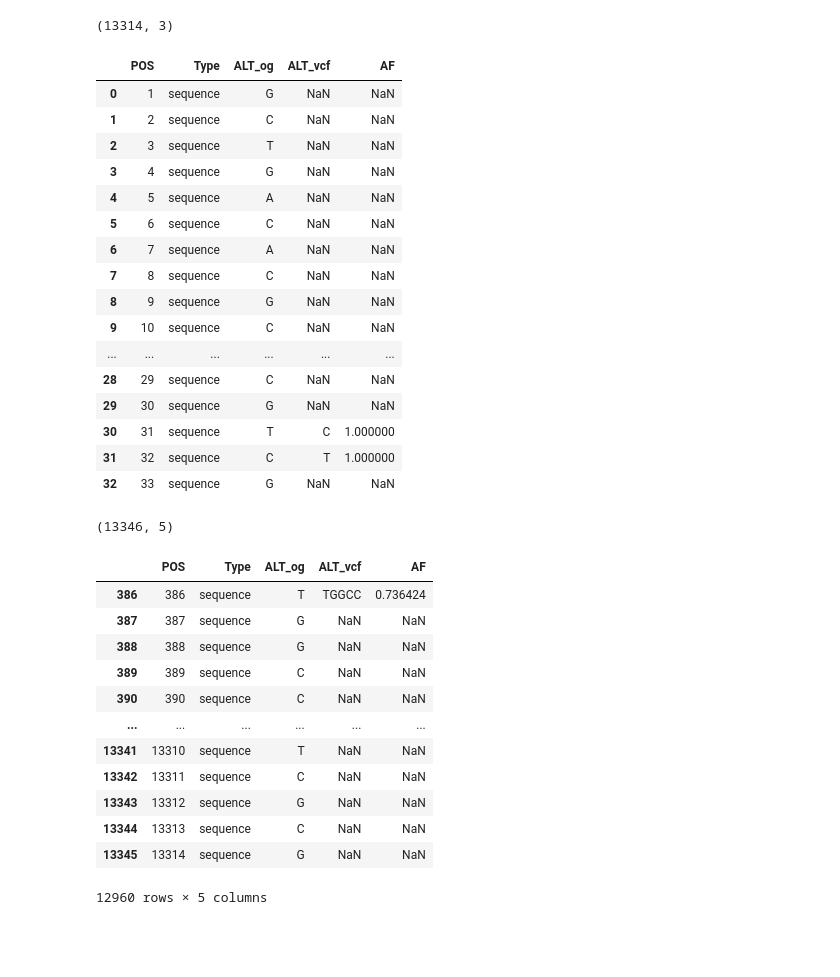
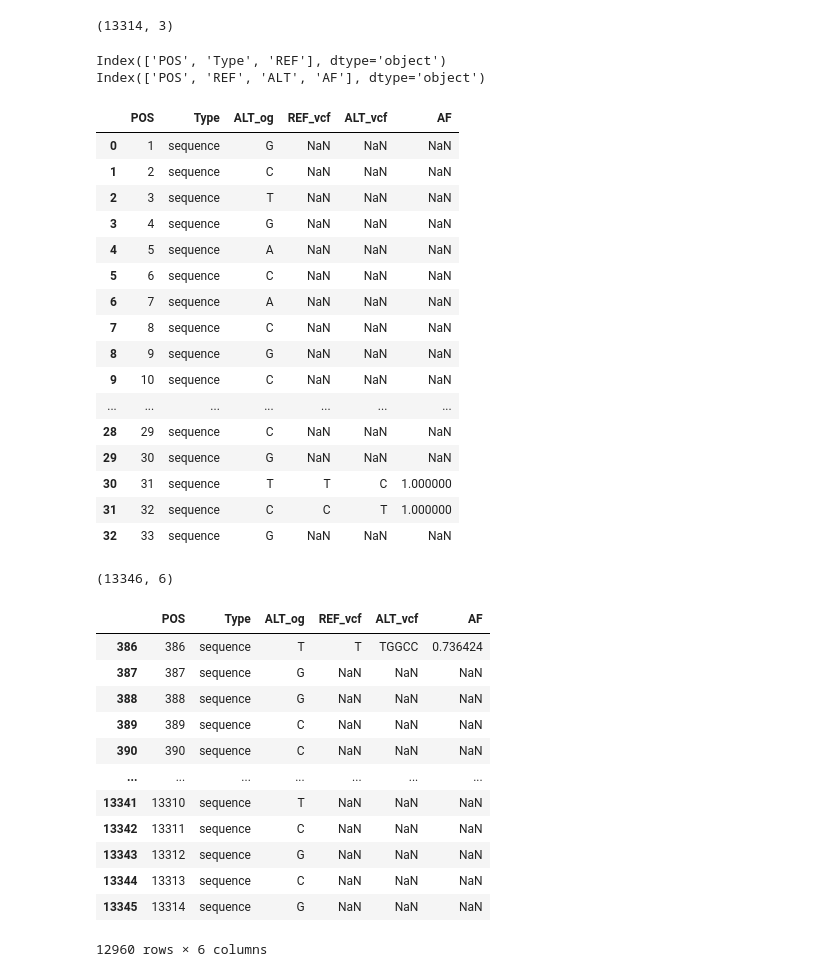
Before and after one commit to chowfi/Human-rDNA, a Jupyter notebook: notebooks/vcf_Reframe.ipynb, the cells around one changed output. Drawn from its saved outputs; the diff is of its cells as text; code cells hidden in the pictures; blank space fills up the shorter version.

```diff
--- a/notebooks/vcf_Reframe.ipynb
+++ b/notebooks/vcf_Reframe.ipynb
@@ -53,52 +57,56 @@ new_ref.shape
 # %% [output]
 (13314, 3)
 # %%
-df = df[['POS', 'ALT', 'AF']]
+df = df[['POS', 'REF', 'ALT', 'AF']]
 
-# merged_df = pd.merge(og_ref, new_ref, on='POS', how='left')
+print(og_ref.columns)
+print(df.columns)
+
 merged_df = pd.merge(og_ref, df, on='POS', how='left', suffixes=('_og', '_vcf'))
 
-merged_df.rename(columns={'REF':'ALT_og', 'ALT':'ALT_vcf'}, inplace=True)
+merged_df.rename(columns={'REF_og':'ALT_og', 'ALT':'ALT_vcf'}, inplace=True)
 
 merged_df.head(33)
 # %% [output]
+Index(['POS', 'Type', 'REF'], dtype='object')
+Index(['POS', 'REF', 'ALT', 'AF'], dtype='object')
-|  | POS | Type | ALT_og | ALT_vcf | AF |
-| 0 | 1 | sequence | G | NaN | NaN |
-| 1 | 2 | sequence | C | NaN | NaN |
-| 2 | 3 | sequence | T | NaN | NaN |
-| 3 | 4 | sequence | G | NaN | NaN |
-| 4 | 5 | sequence | A | NaN | NaN |
-| 5 | 6 | sequence | C | NaN | NaN |
-| 6 | 7 | sequence | A | NaN | NaN |
-| 7 | 8 | sequence | C | NaN | NaN |
-| 8 | 9 | sequence | G | NaN | NaN |
-| 9 | 10 | sequence | C | NaN | NaN |
-| ... | ... | ... | ... | ... | ... |
-| 28 | 29 | sequence | C | NaN | NaN |
-| 29 | 30 | sequence | G | NaN | NaN |
-| 30 | 31 | sequence | T | C | 1.000000 |
-| 31 | 32 | sequence | C | T | 1.000000 |
-| 32 | 33 | sequence | G | NaN | NaN |
+|  | POS | Type | ALT_og | REF_vcf | ALT_vcf | AF |
+| 0 | 1 | sequence | G | NaN | NaN | NaN |
+| 1 | 2 | sequence | C | NaN | NaN | NaN |
+| 2 | 3 | sequence | T | NaN | NaN | NaN |
+| 3 | 4 | sequence | G | NaN | NaN | NaN |
+| 4 | 5 | sequence | A | NaN | NaN | NaN |
+| 5 | 6 | sequence | C | NaN | NaN | NaN |
+| 6 | 7 | sequence | A | NaN | NaN | NaN |
+| 7 | 8 | sequence | C | NaN | NaN | NaN |
+| 8 | 9 | sequence | G | NaN | NaN | NaN |
+| 9 | 10 | sequence | C | NaN | NaN | NaN |
+| ... | ... | ... | ... | ... | ... | ... |
+| 28 | 29 | sequence | C | NaN | NaN | NaN |
+| 29 | 30 | sequence | G | NaN | NaN | NaN |
+| 30 | 31 | sequence | T | T | C | 1.000000 |
+| 31 | 32 | sequence | C | C | T | 1.000000 |
+| 32 | 33 | sequence | G | NaN | NaN | NaN |
 # %%
 merged_df.shape
 # %% [output]
-(13346, 5)
+(13346, 6)
 # %%
 merged_df[(merged_df['POS'] - 1)!= merged_df.index]
 # %% [output]
-|  | POS | Type | ALT_og | ALT_vcf | AF |
-| 386 | 386 | sequence | T | TGGCC | 0.736424 |
-| 387 | 387 | sequence | G | NaN | NaN |
-| 388 | 388 | sequence | G | NaN | NaN |
-| 389 | 389 | sequence | C | NaN | NaN |
-| 390 | 390 | sequence | C | NaN | NaN |
-| ... | ... | ... | ... | ... | ... |
-| 13341 | 13310 | sequence | T | NaN | NaN |
-| 13342 | 13311 | sequence | C | NaN | NaN |
-| 13343 | 13312 | sequence | G | NaN | NaN |
-| 13344 | 13313 | sequence | C | NaN | NaN |
-| 13345 | 13314 | sequence | G | NaN | NaN |
+|  | POS | Type | ALT_og | REF_vcf | ALT_vcf | AF |
+| 386 | 386 | sequence | T | T | TGGCC | 0.736424 |
+| 387 | 387 | sequence | G | NaN | NaN | NaN |
+| 388 | 388 | sequence | G | NaN | NaN | NaN |
+| 389 | 389 | sequence | C | NaN | NaN | NaN |
+| 390 | 390 | sequence | C | NaN | NaN | NaN |
+| ... | ... | ... | ... | ... | ... | ... |
+| 13341 | 13310 | sequence | T | NaN | NaN | NaN |
+| 13342 | 13311 | sequence | C | NaN | NaN | NaN |
+| 13343 | 13312 | sequence | G | NaN | NaN | NaN |
+| 13344 | 13313 | sequence | C | NaN | NaN | NaN |
+| 13345 | 13314 | sequence | G | NaN | NaN | NaN |
-12960 rows × 5 columns
+12960 rows × 6 columns
 # %%
 merged_df.head(389)
 # %% [output]
```
Also changed, not shown: parts of 29 cells of this notebook, 1 other file.
